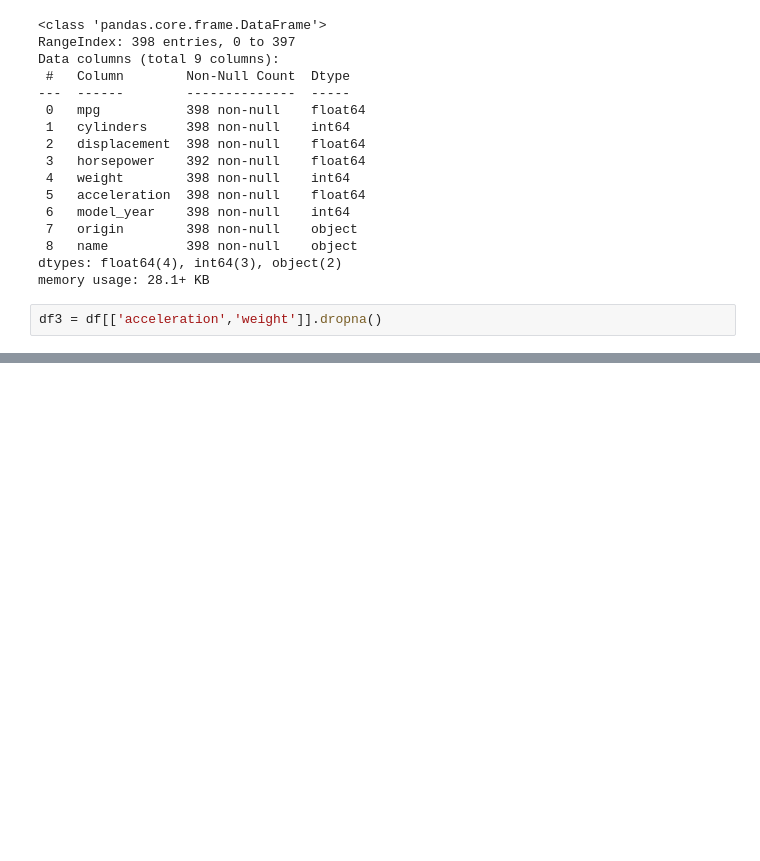
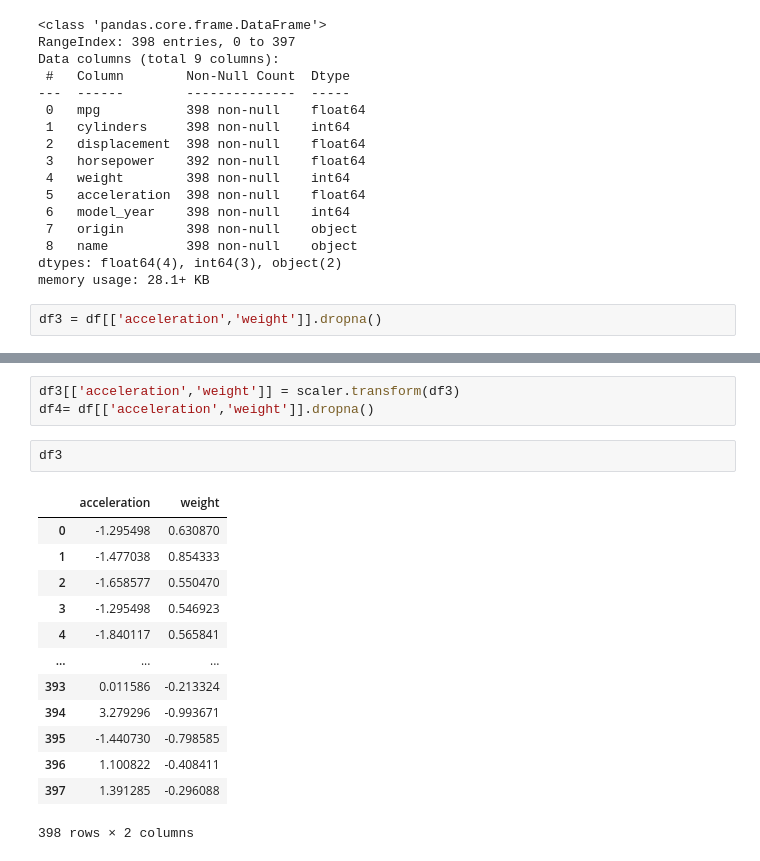
Before and after one commit to GameNPN/KU-Data-Science, a Jupyter notebook: Week 9/Data-Mining_Learning2.ipynb, the cells around one changed output, grey strips where cells are left out. Saved outputs shown, nothing was run; the diff lists cells and outputs as text; blank space fills up the shorter version.

```diff
--- a/Week 9/Data-Mining_Learning2.ipynb
+++ b/Week 9/Data-Mining_Learning2.ipynb
@@ -142,0 +153,19 @@ df3 = df[['acceleration','weight']].dropna()
+# %%
+df3[['acceleration','weight']] = scaler.transform(df3)
+df4= df[['acceleration','weight']].dropna()
+# %%
+df3
+# %% [output]
+|  | acceleration | weight |
+| 0 | -1.295498 | 0.630870 |
+| 1 | -1.477038 | 0.854333 |
+| 2 | -1.658577 | 0.550470 |
+| 3 | -1.295498 | 0.546923 |
+| 4 | -1.840117 | 0.565841 |
+| ... | ... | ... |
+| 393 | 0.011586 | -0.213324 |
+| 394 | 3.279296 | -0.993671 |
+| 395 | -1.440730 | -0.798585 |
+| 396 | 1.100822 | -0.408411 |
+| 397 | 1.391285 | -0.296088 |
+398 rows × 2 columns
```
Also changed, not shown: parts of 7 cells of this notebook.
